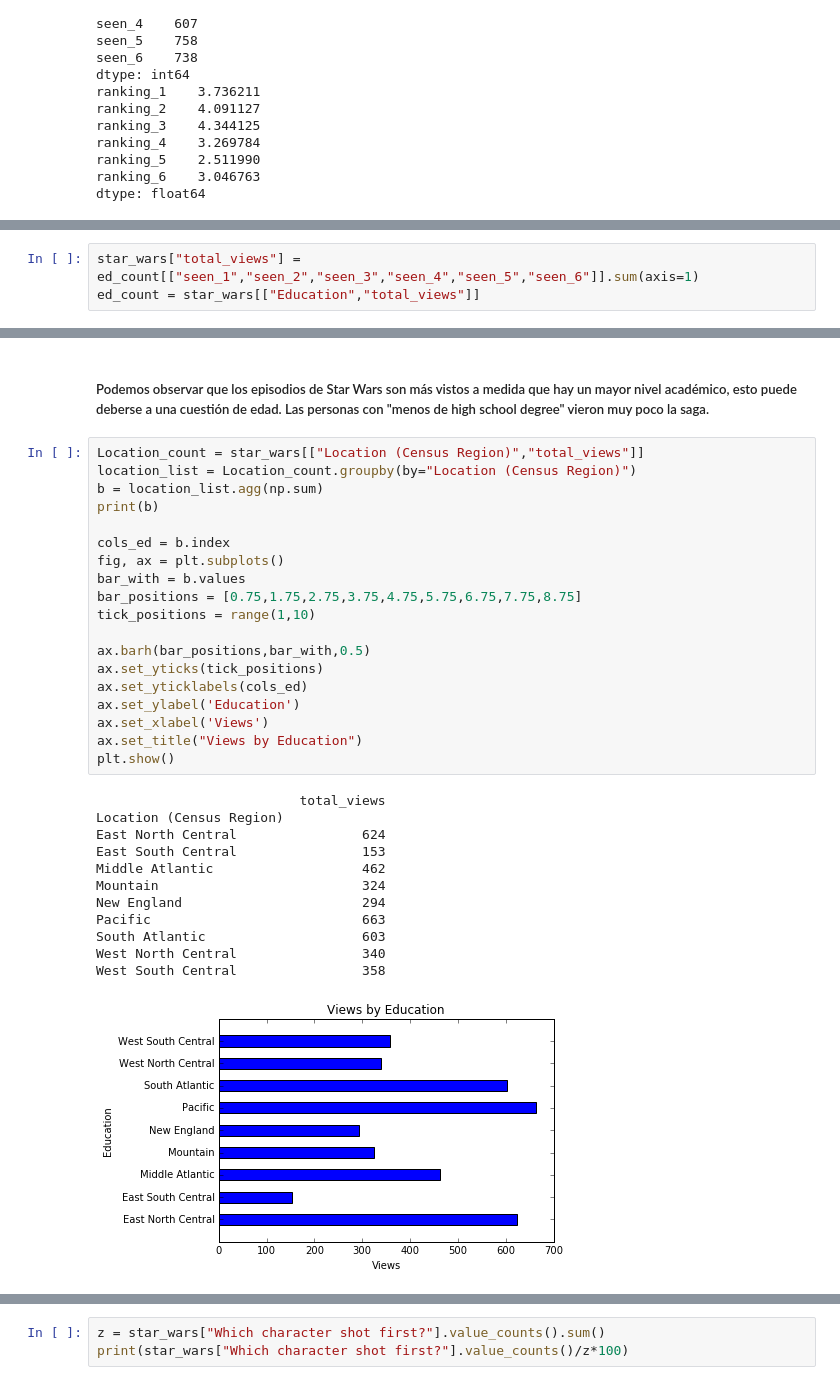
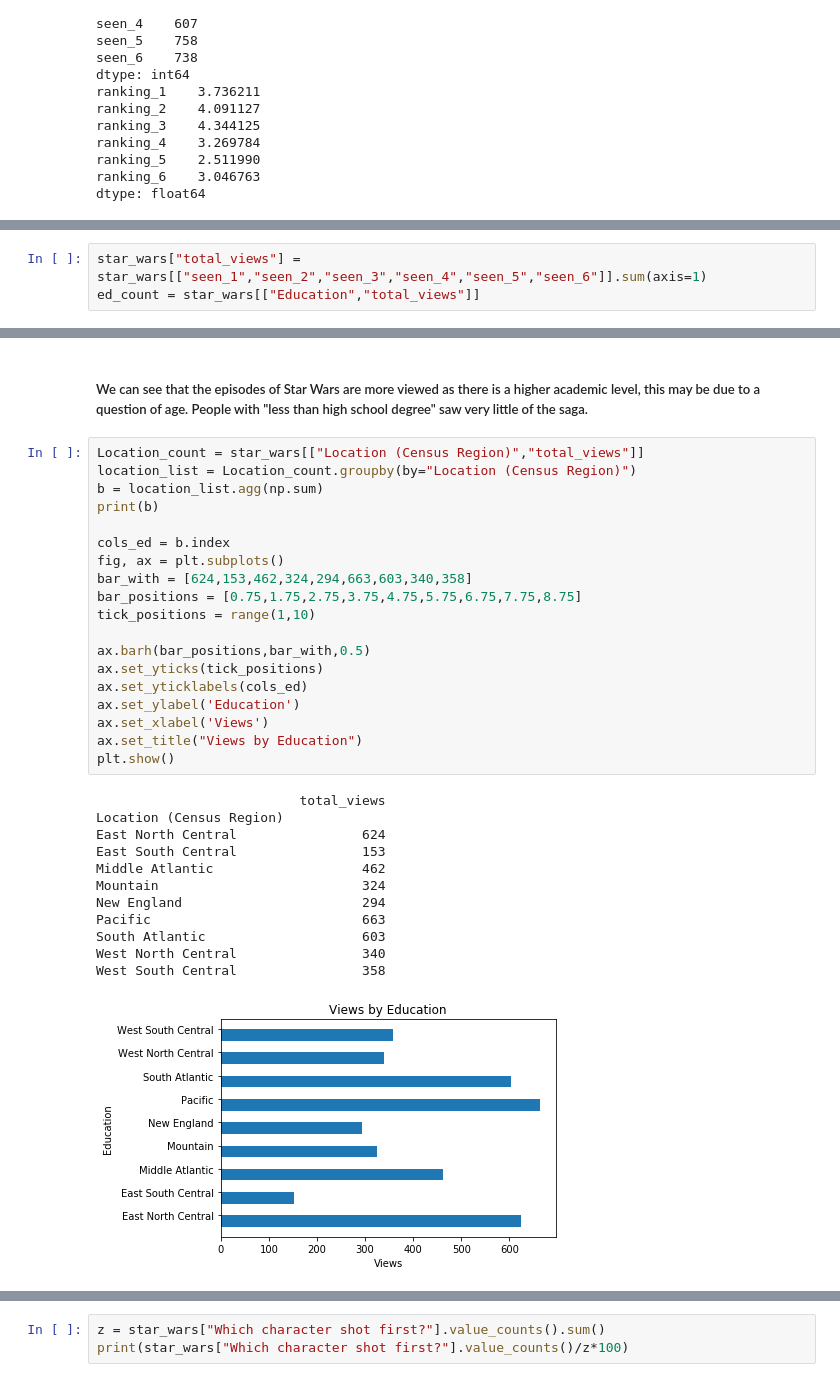
Before and after one commit to matiasconde/Star-Wars-Survey, a Jupyter notebook: Notebook.ipynb, the cells around one changed output, grey strips where cells are left out. Drawn from its saved outputs; the diff is of its cells as text.

```diff
--- a/Notebook.ipynb
+++ b/Notebook.ipynb
@@ -367,5 +364,5 @@ plt.show()
 # %%
-star_wars["total_views"] = ed_count[["seen_1","seen_2","seen_3","seen_4","seen_5","seen_6"]].sum(axis=1)
+star_wars["total_views"] = star_wars[["seen_1","seen_2","seen_3","seen_4","seen_5","seen_6"]].sum(axis=1)
 ed_count = star_wars[["Education","total_views"]]
 # %%
 print(ed_count.shape)
@@ -425,34 +419,34 @@ Some college or Associate degree         1210
-# %% [markdown]
-##### Podemos observar que los episodios de Star Wars son más vistos a medida que hay un mayor nivel académico, esto puede deberse a una cuestión de edad. Las personas con "menos de high school degree" vieron muy poco la saga.
+# %% [markdown]
+##### We can see that the episodes of Star Wars are more viewed as there is a higher academic level, this may be due to a question of age. People with "less than high school degree" saw very little of the saga.
 # %%
 Location_count = star_wars[["Location (Census Region)","total_views"]]
 location_list = Location_count.groupby(by="Location (Census Region)")
 b = location_list.agg(np.sum)
 print(b)
 
 cols_ed = b.index
 fig, ax = plt.subplots()
-bar_with = b.values
+bar_with = [624,153,462,324,294,663,603,340,358]
 bar_positions = [0.75,1.75,2.75,3.75,4.75,5.75,6.75,7.75,8.75]
 tick_positions = range(1,10)
 
 ax.barh(bar_positions,bar_with,0.5)
 ax.set_yticks(tick_positions)
 ax.set_yticklabels(cols_ed)
 ax.set_ylabel('Education')
 ax.set_xlabel('Views')
 ax.set_title("Views by Education")
 plt.show()
 # %% [output]
                           total_views
 Location (Census Region)
 East North Central                624
 East South Central                153
 Middle Atlantic                   462
 Mountain                          324
 New England                       294
 Pacific                           663
 South Atlantic                    603
 West North Central                340
 West South Central                358
-[figure, old version]
+[figure, new version]
```
Also changed, not shown: parts of 30 cells of this notebook.
